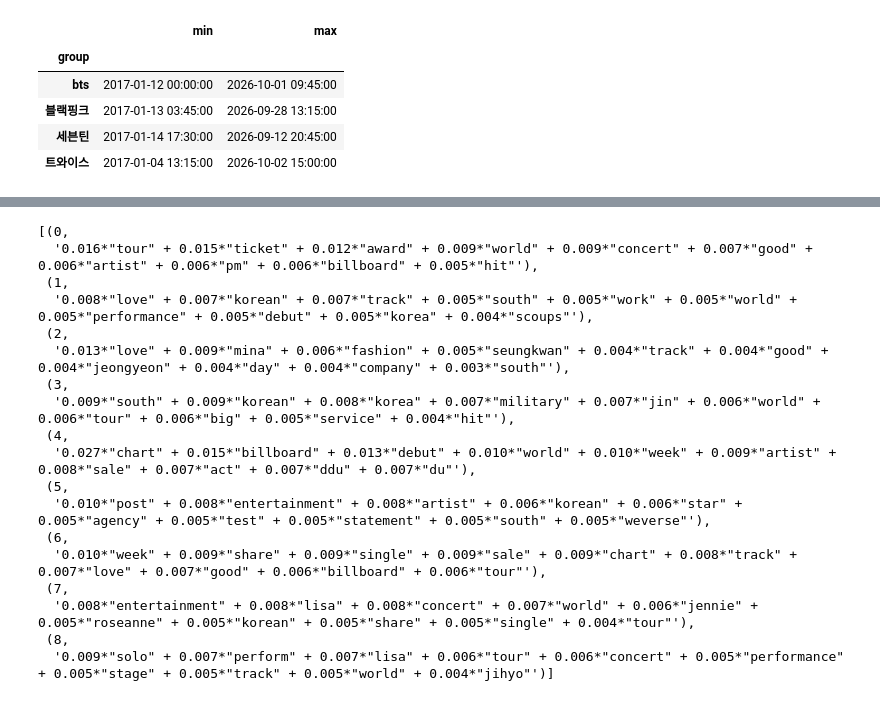
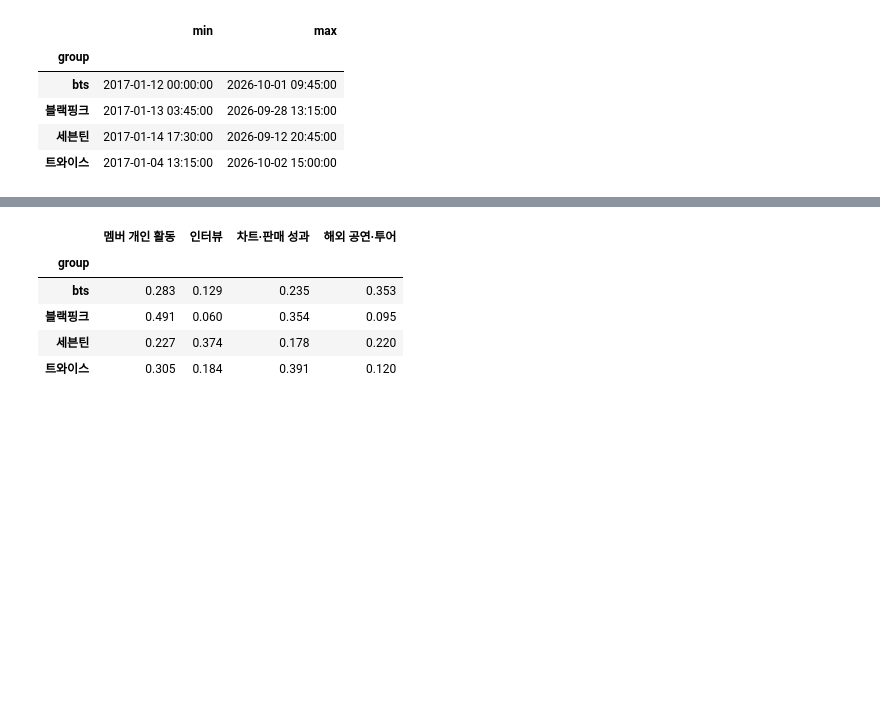
Before and after one commit to JAEMOON-LEEE/Data_Intelligence_PBL-1, a Jupyter notebook: Topic_Modeling_en.ipynb, the cells around one changed output, grey strips where cells are left out. Cells and saved outputs as stored; diff of their text form; code cells hidden in the pictures; blank space fills up the shorter version.

```diff
--- a/Topic_Modeling_en.ipynb
+++ b/Topic_Modeling_en.ipynb
@@ -206,21 +226,18 @@ plt.show()
-# %%
-model.print_topics(num_words=10)
-# %% [output]
-[(0,
-  '0.016*"tour" + 0.015*"ticket" + 0.012*"award" + 0.009*"world" + 0.009*"concert" + 0.007*"good" + 0.006*"artist" + 0.006*"pm" + 0.006*"billboard" + 0.005*"hit"'),
- (1,
-  '0.008*"love" + 0.007*"korean" + 0.007*"track" + 0.005*"south" + 0.005*"work" + 0.005*"world" + 0.005*"performance" + 0.005*"debut" + 0.005*"korea" + 0.004*"scoups"'),
- (2,
-  '0.013*"love" + 0.009*"mina" + 0.006*"fashion" + 0.005*"seungkwan" + 0.004*"track" + 0.004*"good" + 0.004*"jeongyeon" + 0.004*"day" + 0.004*"company" + 0.003*"south"'),
- (3,
-  '0.009*"south" + 0.009*"korean" + 0.008*"korea" + 0.007*"military" + 0.007*"jin" + 0.006*"world" + 0.006*"tour" + 0.006*"big" + 0.005*"service" + 0.004*"hit"'),
- (4,
-  '0.027*"chart" + 0.015*"billboard" + 0.013*"debut" + 0.010*"world" + 0.010*"week" + 0.009*"artist" + 0.008*"sale" + 0.007*"act" + 0.007*"ddu" + 0.007*"du"'),
- (5,
-  '0.010*"post" + 0.008*"entertainment" + 0.008*"artist" + 0.006*"korean" + 0.006*"star" + 0.005*"agency" + 0.005*"test" + 0.005*"statement" + 0.005*"south" + 0.005*"weverse"'),
- (6,
-  '0.010*"week" + 0.009*"share" + 0.009*"single" + 0.009*"sale" + 0.009*"chart" + 0.008*"track" + 0.007*"love" + 0.007*"good" + 0.006*"billboard" + 0.006*"tour"'),
- (7,
-  '0.008*"entertainment" + 0.008*"lisa" + 0.008*"concert" + 0.007*"world" + 0.006*"jennie" + 0.005*"roseanne" + 0.005*"korean" + 0.005*"share" + 0.005*"single" + 0.004*"tour"'),
- (8,
-  '0.009*"solo" + 0.007*"perform" + 0.007*"lisa" + 0.006*"tour" + 0.006*"concert" + 0.005*"performance" + 0.005*"stage" + 0.005*"track" + 0.005*"world" + 0.004*"jihyo"')]
+# %%
+cat = {
+    'T1 월드투어·시상식': '해외 공연·투어',
+    'T5 빌보드 차트 성과': '차트·판매 성과',
+    'T7 앨범 판매 기록': '차트·판매 성과',
+    'T8 패션·셀럽 화제': '멤버 개인 활동',
+    'T9 솔로 활동·무대': '멤버 개인 활동',
+    'T2 인터뷰·그룹 스토리': '인터뷰',
+}
+trend_cat = trend_use.T.groupby(cat).sum().T
+trend_cat.round(3)
+# %% [output]
+|  | 멤버 개인 활동 | 인터뷰 | 차트·판매 성과 | 해외 공연·투어 |
+| group |  |  |  |  |
+| bts | 0.283 | 0.129 | 0.235 | 0.353 |
+| 블랙핑크 | 0.491 | 0.060 | 0.354 | 0.095 |
+| 세븐틴 | 0.227 | 0.374 | 0.178 | 0.220 |
+| 트와이스 | 0.305 | 0.184 | 0.391 | 0.120 |
```
Also changed, not shown: parts of 11 cells of this notebook, 1 other file.
